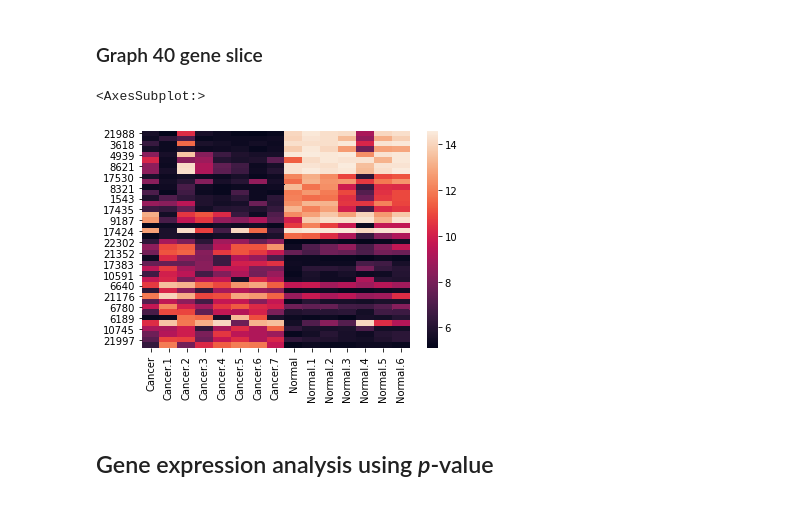
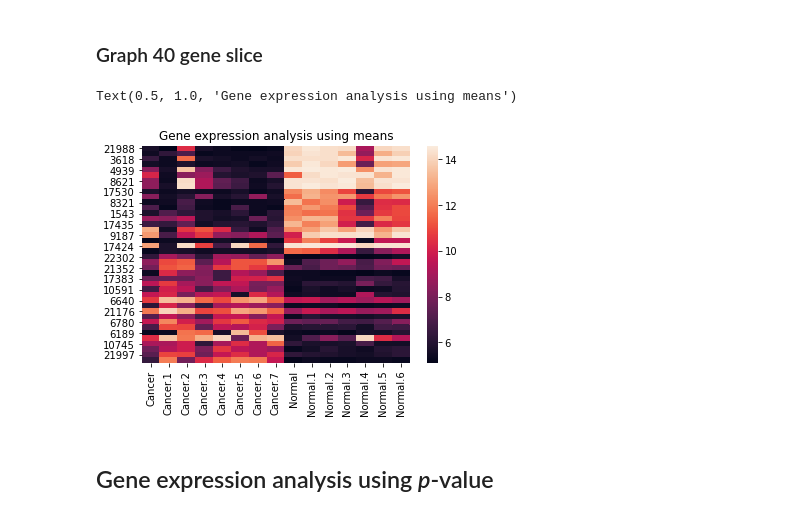
Before and after one commit to mzamayias/uni-work, a Jupyter notebook: lab/assignments/assignment_1/assignment_1.ipynb, the cells around one changed output. Cells and saved outputs as stored; diff of their text form; code cells hidden in the pictures.

```diff
--- a/lab/assignments/assignment_1/assignment_1.ipynb
+++ b/lab/assignments/assignment_1/assignment_1.ipynb
@@ -46,11 +49,12 @@ sliced_means_delta_sorted_genes = pd.concat(
 )
 # %% [markdown]
 ### Graph 40 gene slice
-# %%
-sns.heatmap(sliced_means_delta_sorted_genes.iloc[:, :-3])
-# %% [output]
-<AxesSubplot:>
-[figure, removed]
+# %%
+data_analysis_means_plot = sns.heatmap(sliced_means_delta_sorted_genes.iloc[:, :-3])
+data_analysis_means_plot.set_title("Gene expression analysis using means")
+# %% [output]
+Text(0.5, 1.0, 'Gene expression analysis using means')
+[figure, added]
 # %% [markdown]
 ## Gene expression analysis using *p*-value
 # %% [markdown]
```
Also changed, not shown: parts of 21 cells of this notebook.
